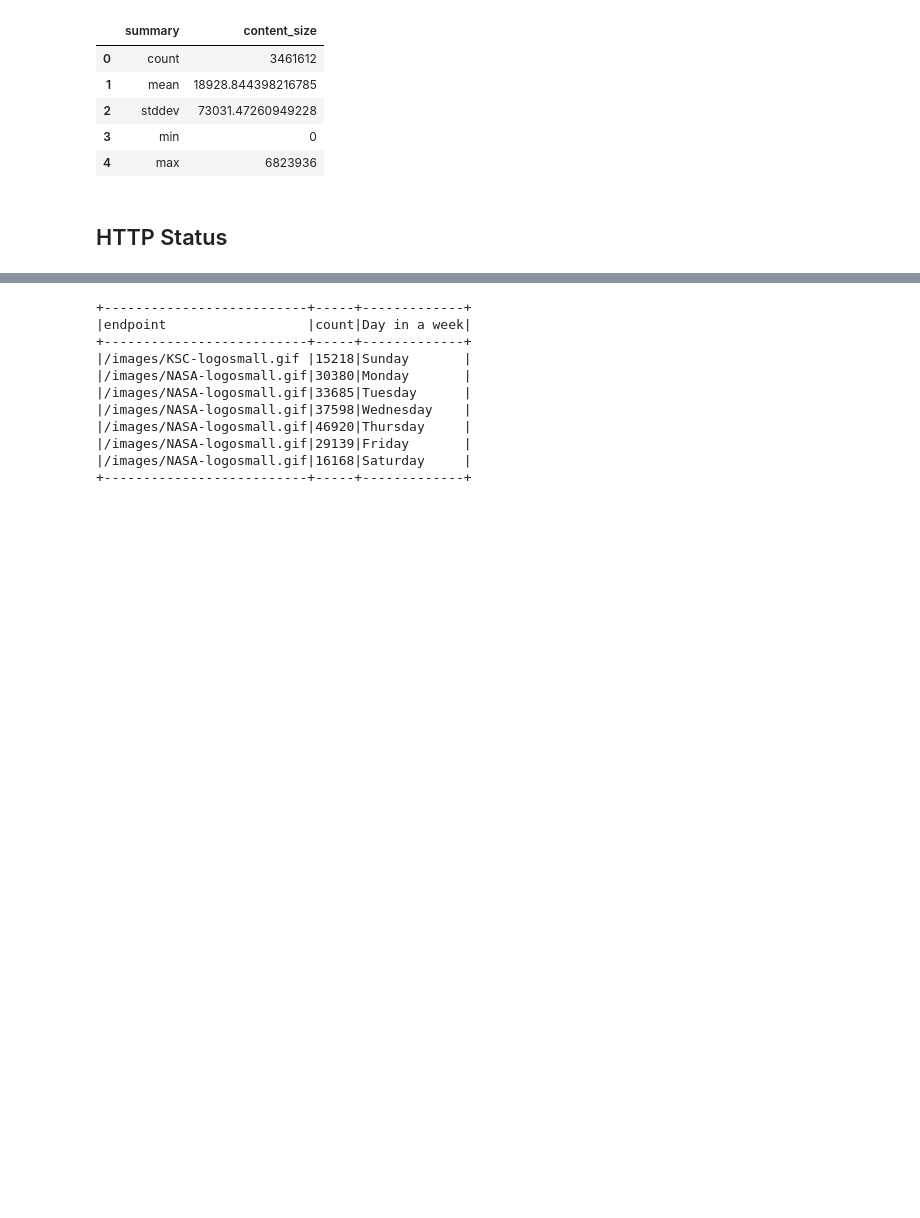
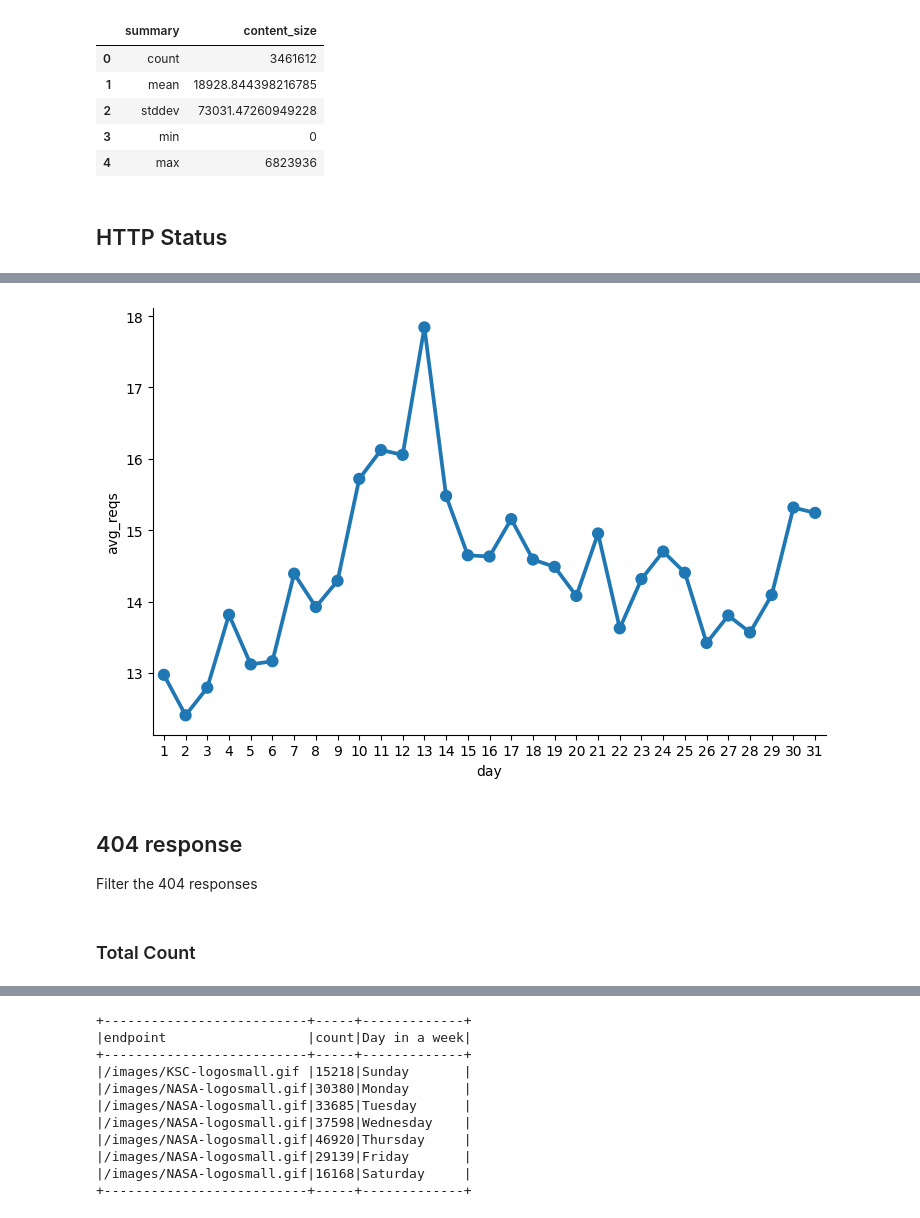
Before and after one commit to XinyiWang-Jessica/log-streaming-analytics, a Jupyter notebook: nasa_log_analysis.ipynb, the cells around one changed output, grey strips where cells are left out. Saved outputs shown, nothing was run; the diff lists cells and outputs as text; code cells hidden in the pictures; blank space fills up the shorter version.

```diff
--- a/nasa_log_analysis.ipynb
+++ b/nasa_log_analysis.ipynb
@@ -201,0 +290,23 @@ top_endpoint(df,10).show(truncate=False)
+# %%
+
+# total number of host per day
+daily_hosts_df = (host_day_distinct_df
+                     .groupBy('day')
+                     .count()
+                     .select(col("day"),
+                                      col("count").alias("total_hosts")))
+# total number of requests
+total_daily_reqests_df = (df
+                              .select(F.dayofmonth("time")
+                                          .alias("day"))
+                              .groupBy("day")
+                              .count()
+                              .select(col("day"),
+                                      col("count").alias("total_reqs")))
+# get the average daily request per host by total requests / total hosts
+avg_daily_reqests_per_host_df = total_daily_reqests_df.join(daily_hosts_df, 'day')
+avg_daily_reqests_per_host_df = (avg_daily_reqests_per_host_df
+                                    .withColumn('avg_reqs', col('total_reqs') / col('total_hosts'))
+                                    .sort("day"))
+avg_daily_reqests_per_host_df = avg_daily_reqests_per_host_df.toPandas()
+avg_daily_reqests_per_host_df
@@ -201,0 +331,12 @@ top_endpoint(df,10).show(truncate=False)
+# %%
+# plot the result
+c = sns.catplot(x='day', y='avg_reqs',
+                data=avg_daily_reqests_per_host_df,
+                kind='point', height=5, aspect=1.5)
+# %% [output]
+[figure, added]
+# %% [markdown]
+## 404 response
+Filter the 404 responses
+# %% [markdown]
+### Total Count
```
Also changed, not shown: parts of 43 cells of this notebook.
